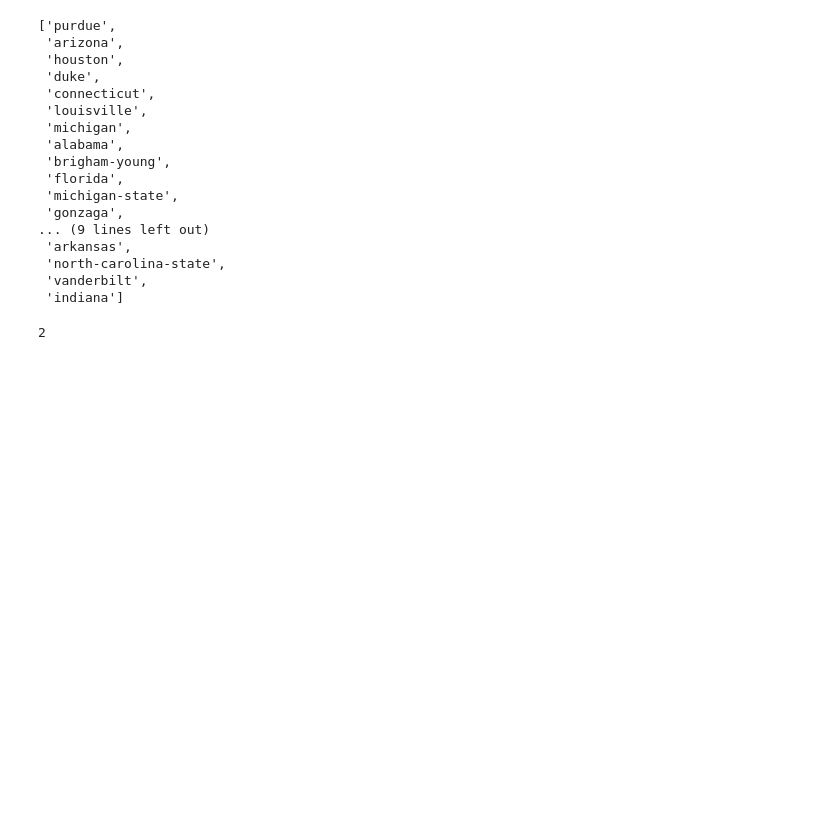
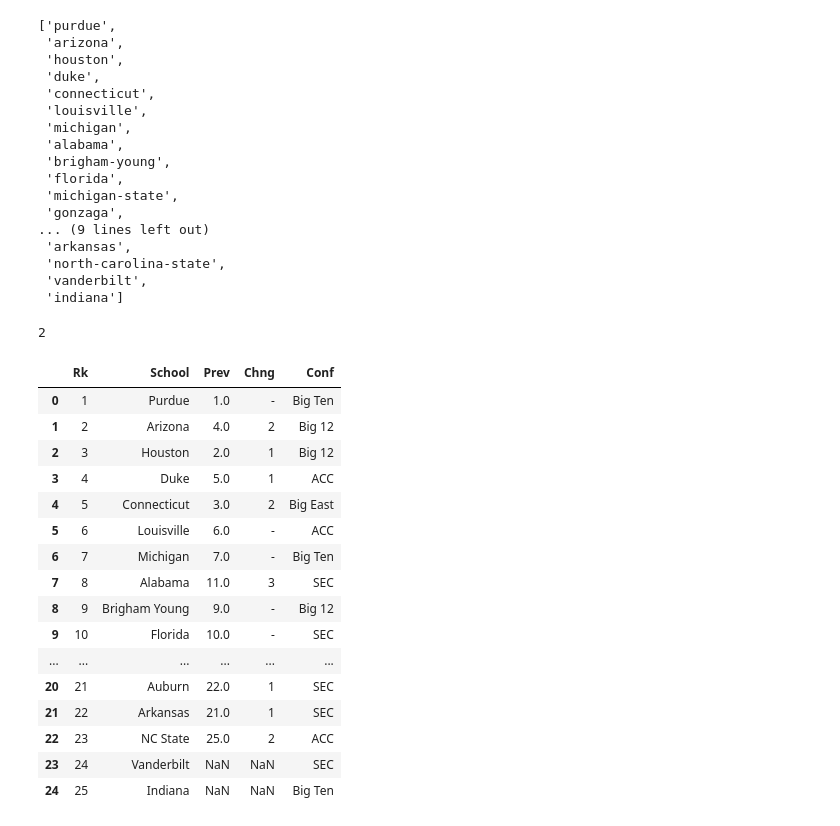
Before and after one commit to arnie12a/CollegeBasketballTracker, a Jupyter notebook: scrape/scrape.ipynb, the cells around one changed output. Drawn from its saved outputs; the diff is of its cells as text; code cells hidden in the pictures; blank space fills up the shorter version.

```diff
--- a/scrape/scrape.ipynb
+++ b/scrape/scrape.ipynb
@@ -28,5 +28,24 @@ len(poll)
 2
 # %%
 top25 = poll[0]
+top25
+# %% [output]
+|  | Rk | School | Prev | Chng | Conf |
+| 0 | 1 | Purdue | 1.0 | - | Big Ten |
+| 1 | 2 | Arizona | 4.0 | 2 | Big 12 |
+| 2 | 3 | Houston | 2.0 | 1 | Big 12 |
+| 3 | 4 | Duke | 5.0 | 1 | ACC |
+| 4 | 5 | Connecticut | 3.0 | 2 | Big East |
+| 5 | 6 | Louisville | 6.0 | - | ACC |
+| 6 | 7 | Michigan | 7.0 | - | Big Ten |
+| 7 | 8 | Alabama | 11.0 | 3 | SEC |
+| 8 | 9 | Brigham Young | 9.0 | - | Big 12 |
+| 9 | 10 | Florida | 10.0 | - | SEC |
+| ... | ... | ... | ... | ... | ... |
+| 20 | 21 | Auburn | 22.0 | 1 | SEC |
+| 21 | 22 | Arkansas | 21.0 | 1 | SEC |
+| 22 | 23 | NC State | 25.0 | 2 | ACC |
+| 23 | 24 | Vanderbilt | NaN | NaN | SEC |
+| 24 | 25 | Indiana | NaN | NaN | Big Ten |
 # %%
 top_alltime = poll[1]
```
Also changed, not shown: parts of 3 cells of this notebook.
